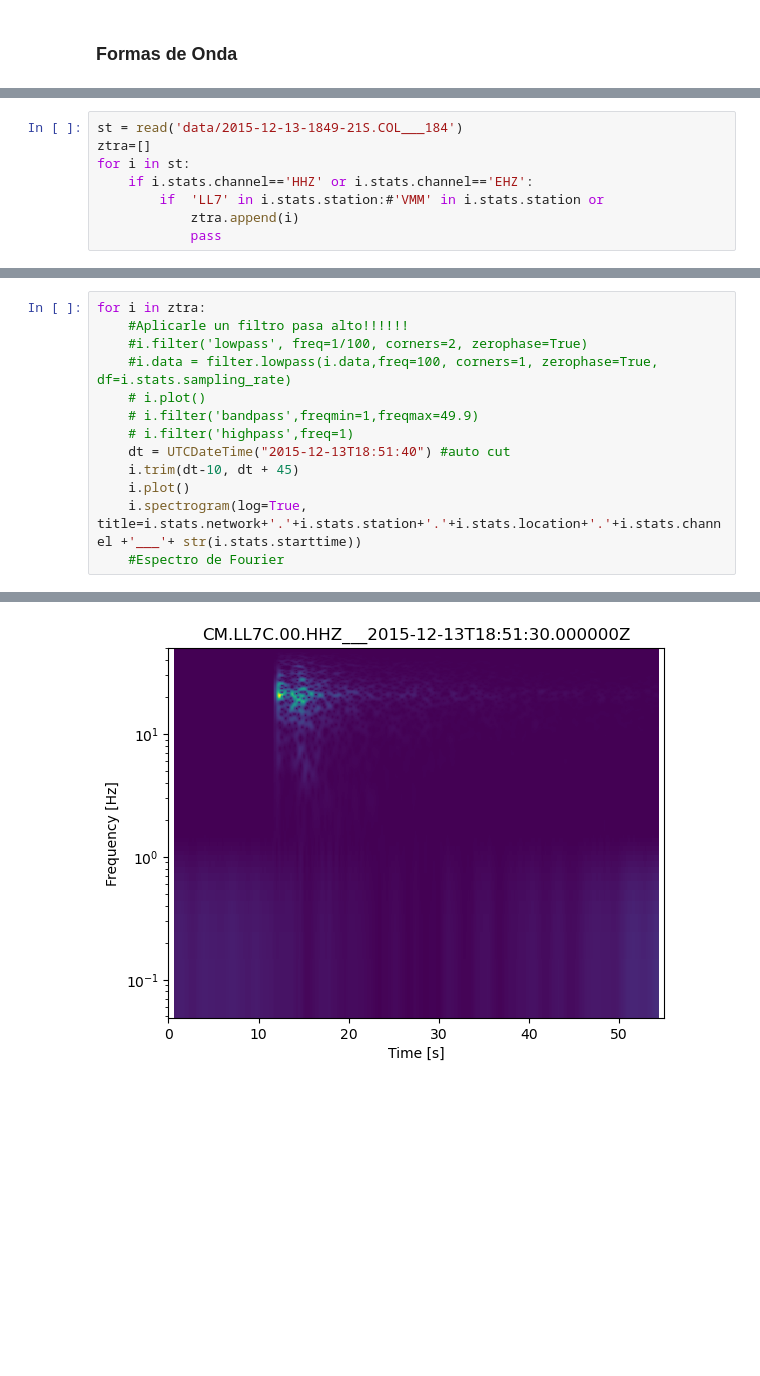
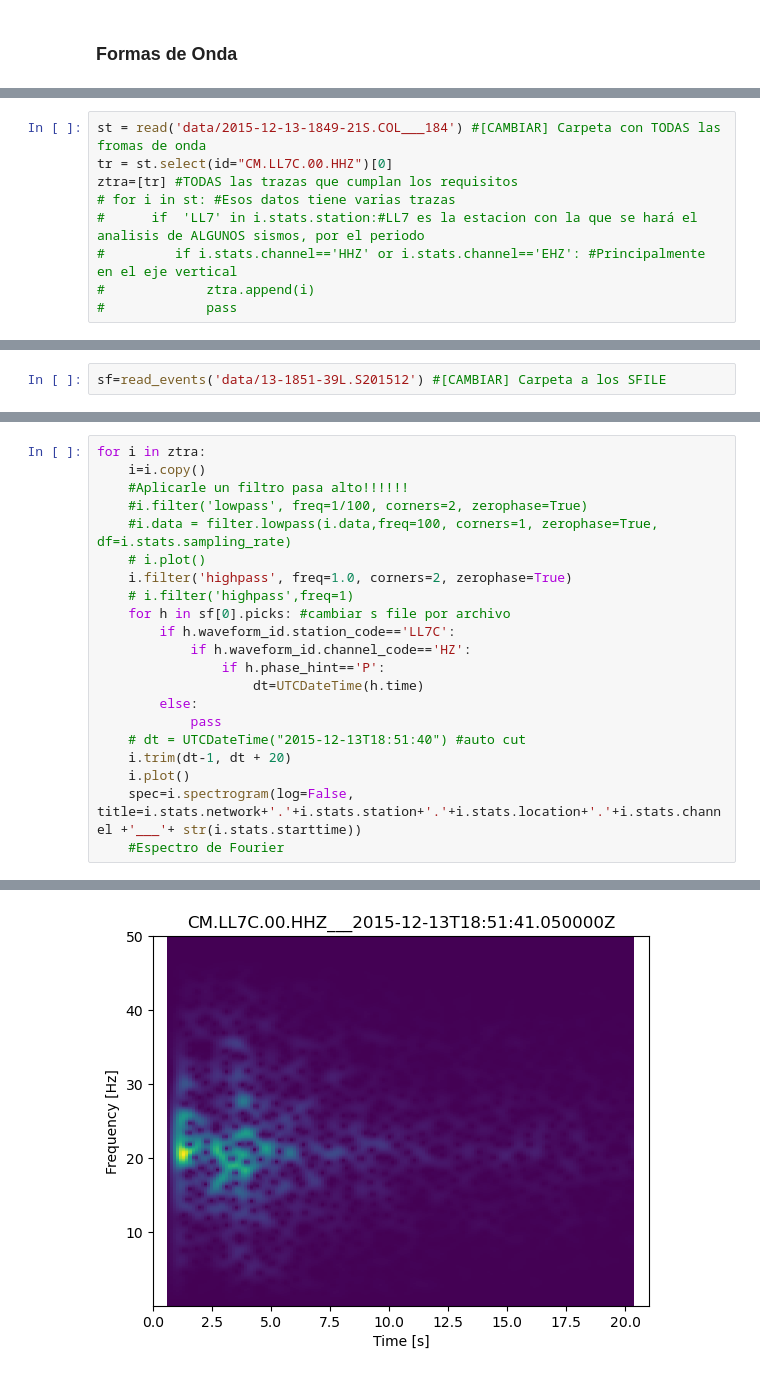
Before and after one commit to AdoringStarling/InducedCross, a Jupyter notebook: exploration.ipynb, the cells around one changed output, grey strips where cells are left out. Drawn from its saved outputs; the diff is of its cells as text; blank space fills up the shorter version.

```diff
--- a/exploration.ipynb
+++ b/exploration.ipynb
@@ -215,9 +205,10 @@ from obspy.core.utcdatetime import UTCDateTime
-# %%
-st = read('data/2015-12-13-1849-21S.COL___184')
-ztra=[]
-for i in st:
-    if i.stats.channel=='HHZ' or i.stats.channel=='EHZ':
-        if  'LL7' in i.stats.station:#'VMM' in i.stats.station or
-            ztra.append(i)
-            pass
+# %%
+st = read('data/2015-12-13-1849-21S.COL___184') #[CAMBIAR] Carpeta con TODAS las fromas de onda
+tr = st.select(id="CM.LL7C.00.HHZ")[0]
+ztra=[tr] #TODAS las trazas que cumplan los requisitos
+# for i in st: #Esos datos tiene varias trazas
+#      if  'LL7' in i.stats.station:#LL7 es la estacion con la que se hará el analisis de ALGUNOS sismos, por el periodo
+#         if i.stats.channel=='HHZ' or i.stats.channel=='EHZ': #Principalmente en el eje vertical
+#             ztra.append(i)
+#             pass
 # %% [markdown]
@@ -224,0 +221,2 @@ for i in st:
+# %%
+sf=read_events('data/13-1851-39L.S201512') #[CAMBIAR] Carpeta a los SFILE
@@ -225,14 +225,22 @@ for i in st:
 # %%
 for i in ztra:
+    i=i.copy()
     #Aplicarle un filtro pasa alto!!!!!!
     #i.filter('lowpass', freq=1/100, corners=2, zerophase=True)
     #i.data = filter.lowpass(i.data,freq=100, corners=1, zerophase=True, df=i.stats.sampling_rate)
     # i.plot()
-    # i.filter('bandpass',freqmin=1,freqmax=49.9)
+    i.filter('highpass', freq=1.0, corners=2, zerophase=True)
     # i.filter('highpass',freq=1)
-    dt = UTCDateTime("2015-12-13T18:51:40") #auto cut
-    i.trim(dt-10, dt + 45)
+    for h in sf[0].picks: #cambiar s file por archivo
+        if h.waveform_id.station_code=='LL7C':
+            if h.waveform_id.channel_code=='HZ':
+                if h.phase_hint=='P':
+                    dt=UTCDateTime(h.time)
+        else:
+            pass
+    # dt = UTCDateTime("2015-12-13T18:51:40") #auto cut
+    i.trim(dt-1, dt + 20)
     i.plot()
-    i.spectrogram(log=True, title=i.stats.network+'.'+i.stats.station+'.'+i.stats.location+'.'+i.stats.channel +'___'+ str(i.stats.starttime))
+    spec=i.spectrogram(log=False, title=i.stats.network+'.'+i.stats.station+'.'+i.stats.location+'.'+i.stats.channel +'___'+ str(i.stats.starttime))
     #Espectro de Fourier
 # %% [output]
@@ -240 +248 @@ for i in ztra:
-[figure, old version]
+[figure, new version]
```
Also changed, not shown: parts of 21 cells of this notebook.
